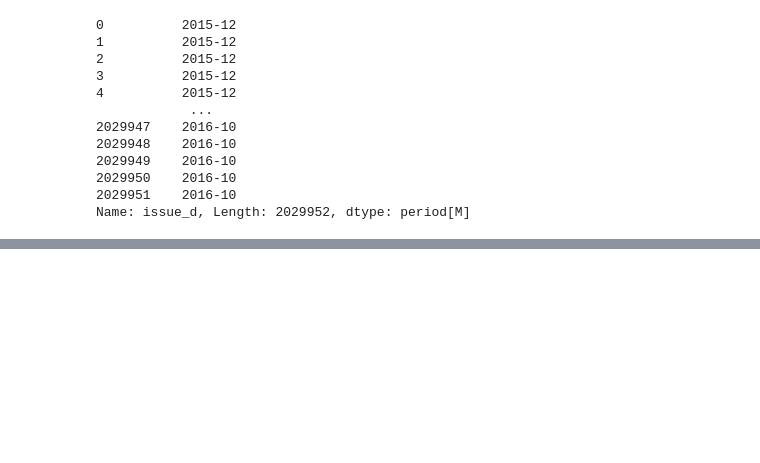
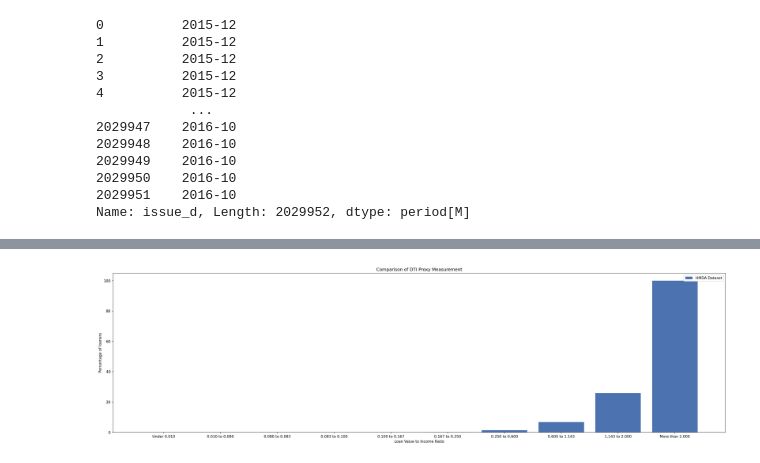
Before and after one commit to agnim25/citadel_summer_datathon_2022, a Jupyter notebook: saturday_6.ipynb, the cells around one changed output, grey strips where cells are left out. Saved outputs shown, nothing was run; the diff lists cells and outputs as text; code cells hidden in the pictures; blank space fills up the shorter version.

```diff
--- a/saturday_6.ipynb
+++ b/saturday_6.ipynb
@@ -293,0 +515,20 @@ plt.show()
+# %%
+bank_loan_ratio = filtered_df_non_null['loan_amount'] / filtered_df_non_null['applicant_income']
+
+loan_ratio_bank = [len(filtered_df_non_null[bank_loan_ratio < 2500 / 250000]),
+                   len(filtered_df_non_null[(2500 / 250000 <= bank_loan_ratio) & (bank_loan_ratio < 7999 / 99999)]),
+                   len(filtered_df_non_null[(7999 / 99999 < bank_loan_ratio) & (bank_loan_ratio < 4999 / 59999)]),
+                   len(filtered_df_non_null[(4999 / 59999 < bank_loan_ratio) & (bank_loan_ratio < 2500 / 25000)]),
+                   len(filtered_df_non_null[(2500 / 25000 < bank_loan_ratio) & (bank_loan_ratio < 49999 / 299999)]),
+                   len(filtered_df_non_null[(50000 / 300000 < bank_loan_ratio) & (bank_loan_ratio < 99999 / 399999)]),
+                   len(filtered_df_non_null[(100000 / 400000 < bank_loan_ratio) & (bank_loan_ratio < 299999 / 499999)]),
+                   len(filtered_df_non_null[(300000 / 500000 < bank_loan_ratio) & (bank_loan_ratio < 799999 / 699999)]),
+                   len(filtered_df_non_null[(800000 / 700000 < bank_loan_ratio) & (bank_loan_ratio < 2000000 / 999999)]),
+                   len(filtered_df_non_null[bank_loan_ratio >= 2000000 / 1000000])]
+
+total_bank_loan = sum(loan_ratio_bank)
+
+for i in range(len(loan_ratio_bank)):
+    loan_ratio_bank[i] = loan_ratio_bank[i] / sum(loan_ratio_bank) * 100
+
+loan_ratio_bank
@@ -293,0 +546,16 @@ plt.show()
+# %%
+plt.figure(figsize=(30, 8), dpi=150)
+plt.style.use('seaborn-deep')
+
+plt.bar(loan_ratio_labels, loan_ratio_bank,
+         label='HMDA Dataset')
+
+plt.legend(loc='upper right')
+
+plt.xlabel('Loan Value to Income Ratio')
+plt.ylabel('Percentage of loaners')
+
+plt.title('Comparison of DTI Proxy Measurement')
+plt.show()
+# %% [output]
+[figure, added]
```
Also changed, not shown: parts of 27 cells of this notebook.
